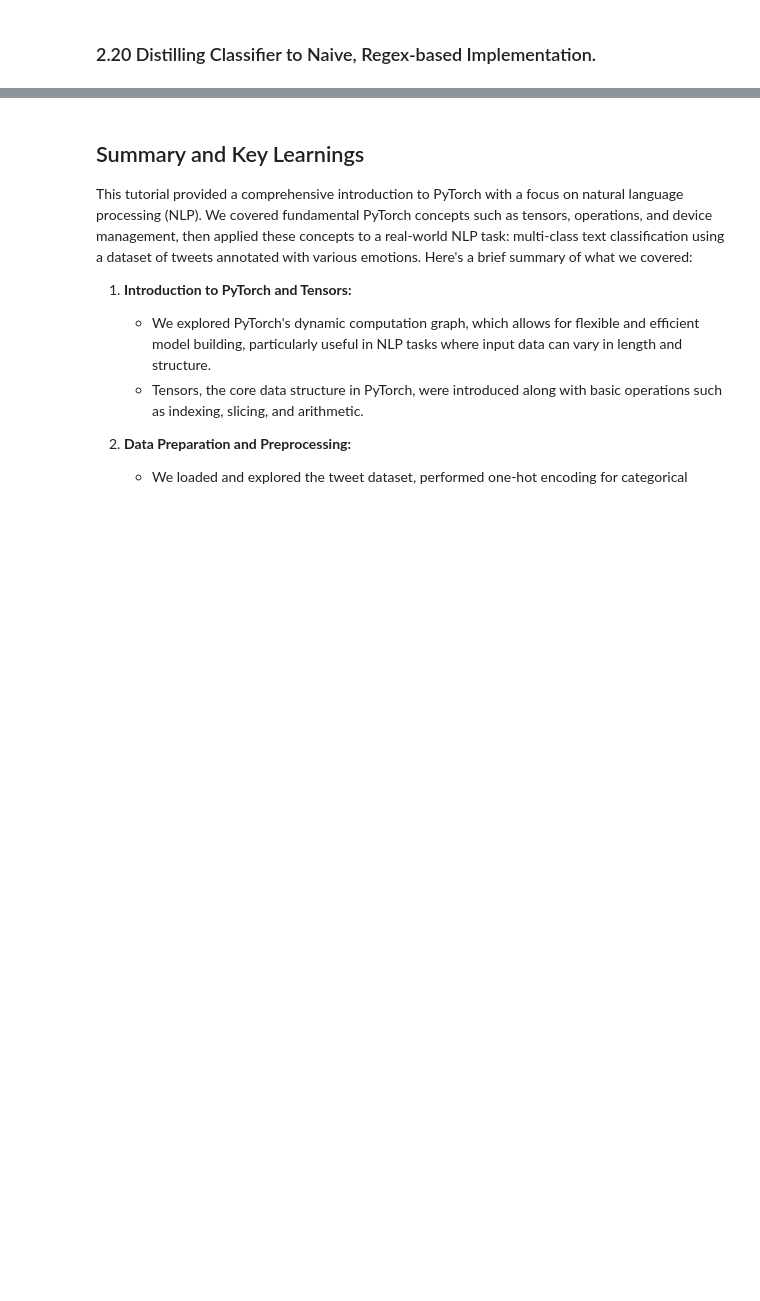
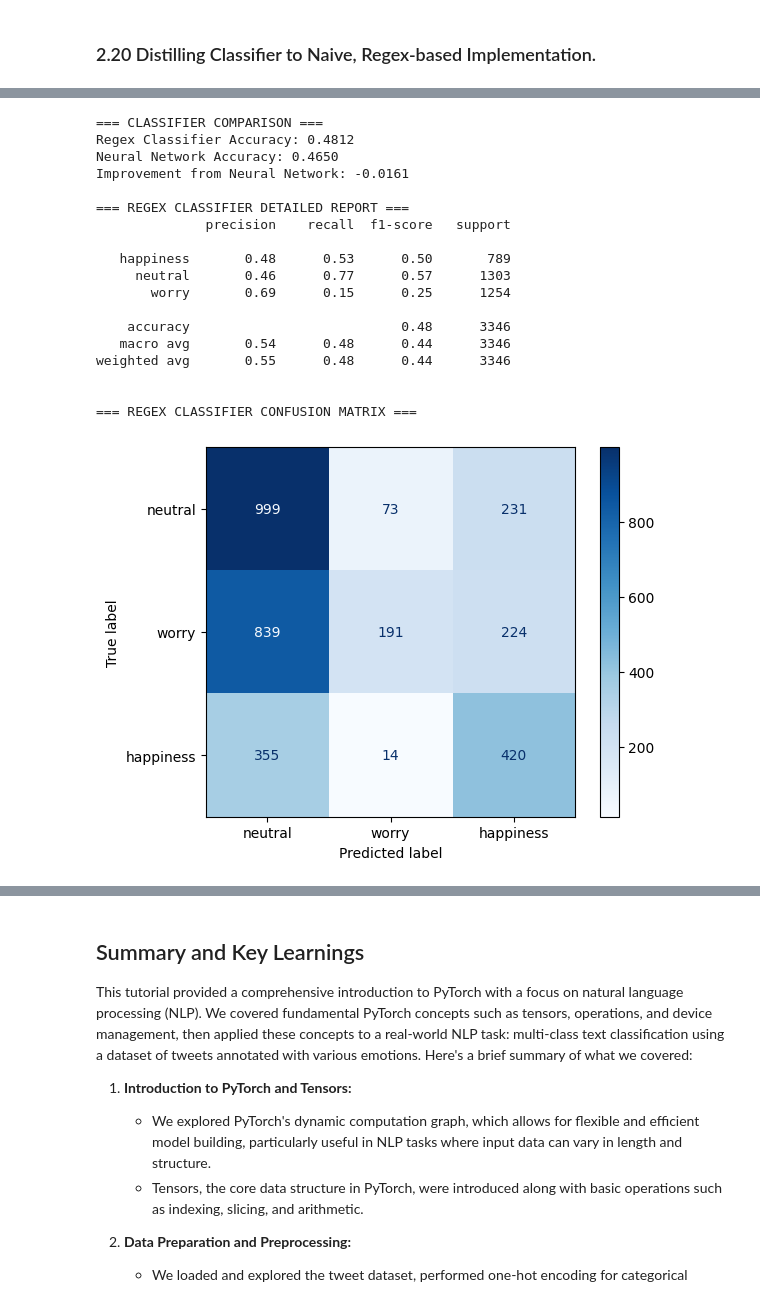
Before and after one commit to tomohiro-sawada/su25-cs4650-7650-gatech-nlp-pytorch-huggingface-tutorial, a Jupyter notebook: pytorch.ipynb, the cells around one changed output, grey strips where cells are left out. Cells and saved outputs as stored; diff of their text form; code cells hidden in the pictures; blank space fills up the shorter version.

Commit message:
Initial implementation of the regex-based classifier

```diff
--- a/pytorch.ipynb
+++ b/pytorch.ipynb
@@ -2185,0 +1908,53 @@ While we expect the latter to be much weaker, it has the advantage of being more
+# %%
+# Convert sentiment labels to match our regex classifier output
+label_mapping = {0: 'neutral', 1: 'worry', 2: 'happiness'}
+
+# Get predictions from regex classifier
+test_texts = test_df['content'].tolist()
+regex_predictions = regex_classifier.predict_batch(test_texts)
+
+# Convert neural network predictions to string labels for comparison
+neural_predictions = [label_mapping[pred] for pred in predicted_labels]
+true_labels_str = [label_mapping[label] for label in true_labels]
+
+# Calculate metrics for regex classifier
+from sklearn.metrics import accuracy_score, classification_report
+
+regex_accuracy = accuracy_score(true_labels_str, regex_predictions)
+neural_accuracy = accuracy_score(true_labels_str, neural_predictions)
+
+print("=== CLASSIFIER COMPARISON ===")
+print(f"Regex Classifier Accuracy: {regex_accuracy:.4f}")
+print(f"Neural Network Accuracy: {neural_accuracy:.4f}")
+print(f"Improvement from Neural Network: {neural_accuracy - regex_accuracy:.4f}")
+
+print("\n=== REGEX CLASSIFIER DETAILED REPORT ===")
+print(classification_report(true_labels_str, regex_predictions))
+
+# Show confusion matrix for regex classifier
+print("\n=== REGEX CLASSIFIER CONFUSION MATRIX ===")
+plot_confusion_matrix(
+    [{'neutral': 0, 'worry': 1, 'happiness': 2}[label] for label in true_labels_str],
+    [{'neutral': 0, 'worry': 1, 'happiness': 2}[label] for label in regex_predictions],
+    classes=['neutral', 'worry', 'happiness']
+)
+# %% [output]
+=== CLASSIFIER COMPARISON ===
+Regex Classifier Accuracy: 0.4812
+Neural Network Accuracy: 0.4650
+Improvement from Neural Network: -0.0161
+
+=== REGEX CLASSIFIER DETAILED REPORT ===
+              precision    recall  f1-score   support
+
+   happiness       0.48      0.53      0.50       789
+     neutral       0.46      0.77      0.57      1303
+       worry       0.69      0.15      0.25      1254
+
+    accuracy                           0.48      3346
+   macro avg       0.54      0.48      0.44      3346
+weighted avg       0.55      0.48      0.44      3346
+
+
+=== REGEX CLASSIFIER CONFUSION MATRIX ===
+[figure, added]
```
Also changed, not shown: parts of 60 cells of this notebook, 1 other file.
